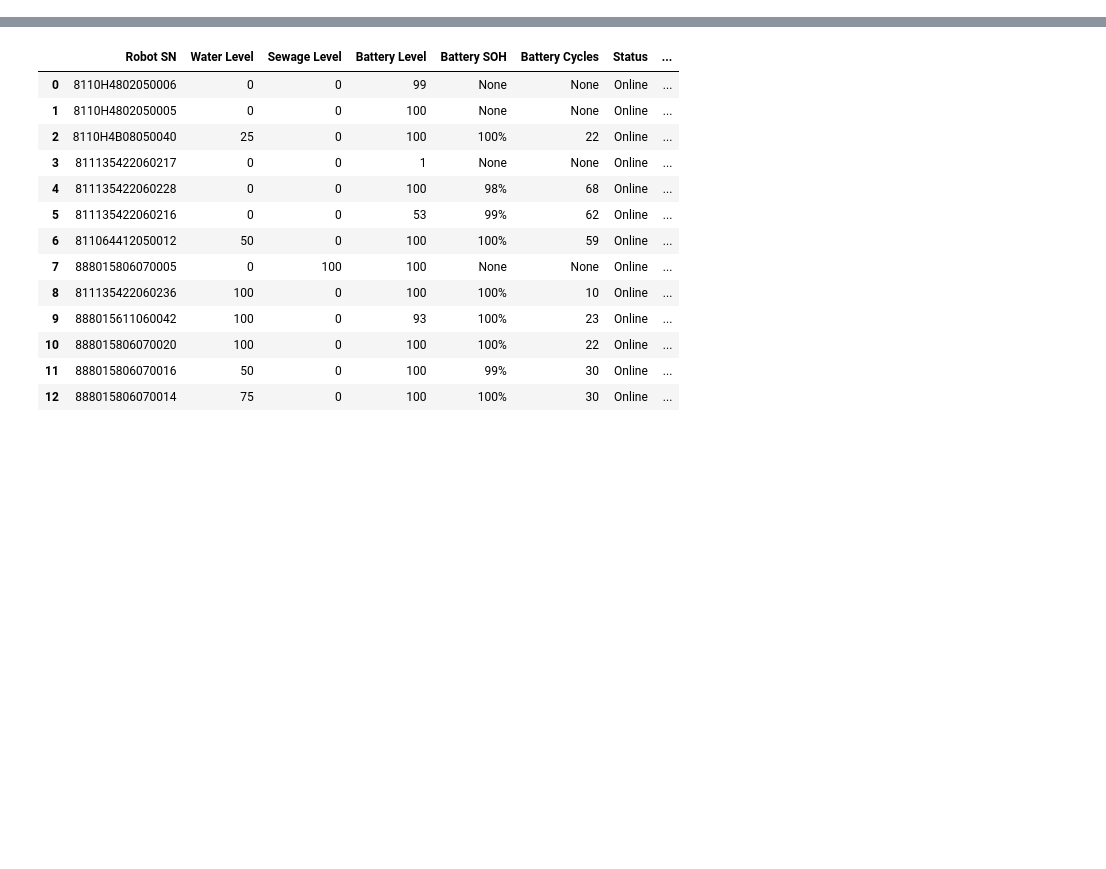
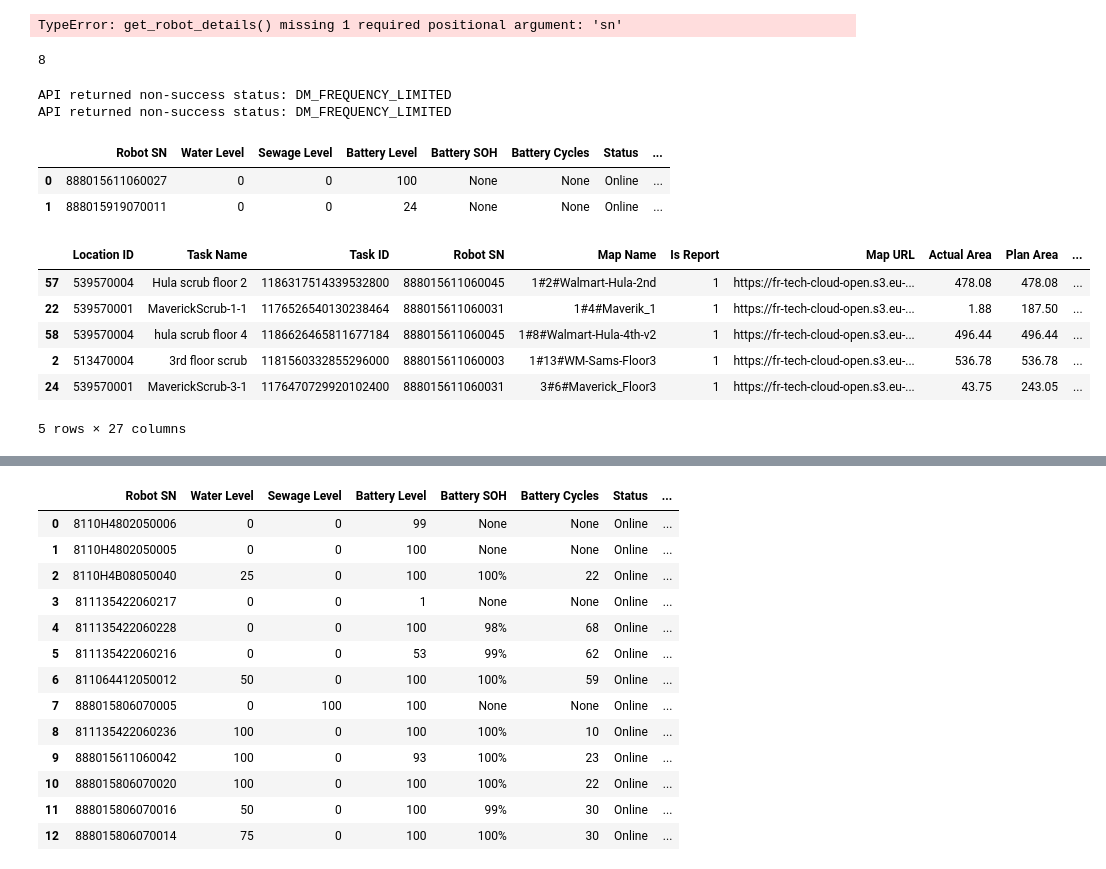
Before and after one commit to CarloCHEN/pudu_robot, a Jupyter notebook: src/ds.ipynb, the cells around one changed output, grey strips where cells are left out. Cells and saved outputs as stored; diff of their text form; code cells hidden in the pictures; blank space fills up the shorter version.

```diff
--- a/src/ds.ipynb
+++ b/src/ds.ipynb
@@ -79,0 +133,34 @@ api_app_secret = 'k2fmGdhz6mhqcl79eWot9f2kqoqosC2q0cm6csM1'
+# %%
+client.get_robot_
+# %% [output]
+TypeError: get_robot_details() missing 1 required positional argument: 'sn'
+# %%
+s = 'SiteIQ.8'
+len(s)
+# %% [output]
+8
+# %%
+df = get_robot_status_table(robot_type='pudu', customer_name='CPS')
+# %% [output]
+API returned non-success status: DM_FREQUENCY_LIMITED
+API returned non-success status: DM_FREQUENCY_LIMITED
+# %%
+df
+# %% [output]
+|  | Robot SN | Water Level | Sewage Level | Battery Level | Battery SOH | Battery Cycles | Status | ... |
+| 0 | 888015611060027 | 0 | 0 | 100 | None | None | Online | ... |
+| 1 | 888015919070011 | 0 | 0 | 24 | None | None | Online | ... |
+# %%
+# conver start time from utc to new york time
+df['Start Time'] = pd.to_datetime(df['Start Time']) - timedelta(hours=5)
+df['End Time'] = pd.to_datetime(df['End Time']) - timedelta(hours=5)
+df.sort_values(by='Start Time', inplace=True, ascending=False)
+df.head()
+# %% [output]
+|  | Location ID | Task Name | Task ID | Robot SN | Map Name | Is Report | Map URL | Actual Area | Plan Area | ... |
+| 57 | 539570004 | Hula scrub floor 2 | 1186317514339532800 | 888015611060045 | 1#2#Walmart-Hula-2nd | 1 | https://fr-tech-cloud-open.s3.eu-... | 478.08 | 478.08 | ... |
+| 22 | 539570001 | MaverickScrub-1-1 | 1176526540130238464 | 888015611060031 | 1#4#Maverik_1 | 1 | https://fr-tech-cloud-open.s3.eu-... | 1.88 | 187.50 | ... |
+| 58 | 539570004 | hula scrub floor 4 | 1186626465811677184 | 888015611060045 | 1#8#Walmart-Hula-4th-v2 | 1 | https://fr-tech-cloud-open.s3.eu-... | 496.44 | 496.44 | ... |
+| 2 | 513470004 | 3rd floor scrub | 1181560332855296000 | 888015611060003 | 1#13#WM-Sams-Floor3 | 1 | https://fr-tech-cloud-open.s3.eu-... | 536.78 | 536.78 | ... |
+| 24 | 539570001 | MaverickScrub-3-1 | 1176470729920102400 | 888015611060031 | 3#6#Maverick_Floor3 | 1 | https://fr-tech-cloud-open.s3.eu-... | 43.75 | 243.05 | ... |
+5 rows × 27 columns
```
Also changed, not shown: parts of 32 cells of this notebook, 14 other files.
